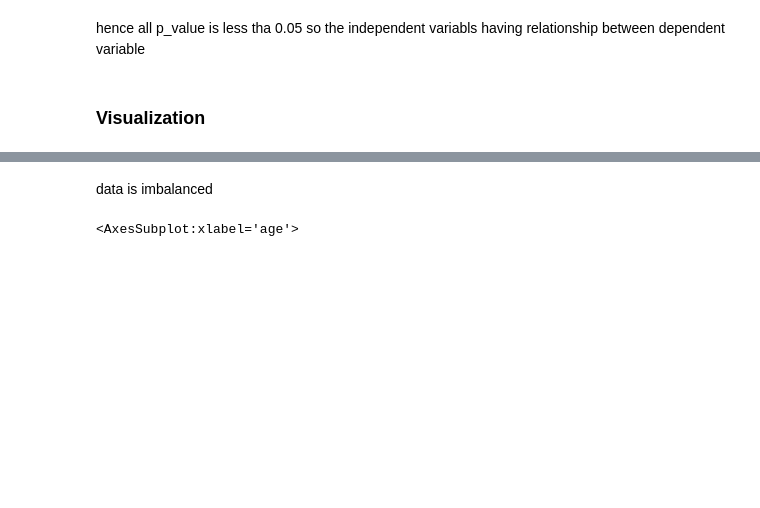
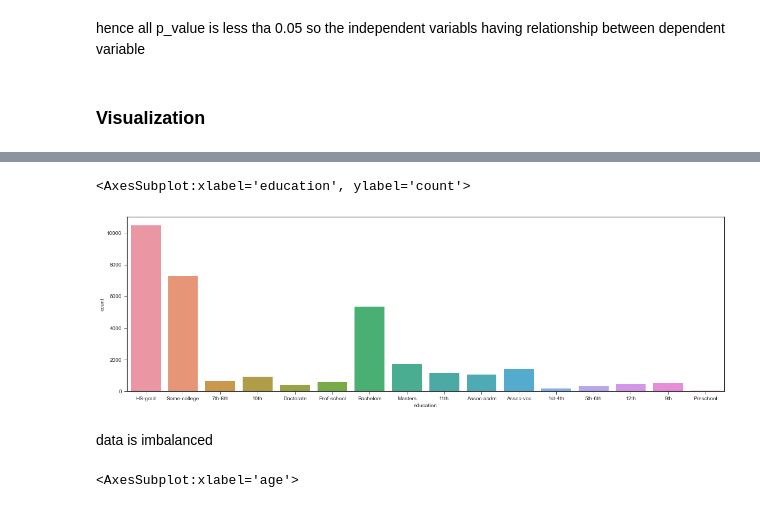
Before and after one commit to AdarshLokhande/Classification-Analysis-Adult-Income-Dataset-, a Jupyter notebook: Adult Analysis.ipynb, the cells around one changed output, grey strips where cells are left out. Saved outputs shown, nothing was run; the diff lists cells and outputs as text; code cells hidden in the pictures; blank space fills up the shorter version.

```diff
--- a/Adult Analysis.ipynb
+++ b/Adult Analysis.ipynb
@@ -315,3 +345,9 @@ sns.countplot(y="income", data=df)
+# %%
+fir = plt.figure(figsize = (20,6))
+sns.countplot(x = df.education)
+# %% [output]
+<AxesSubplot:xlabel='education', ylabel='count'>
+[figure, added]
 # %% [markdown]
  data is imbalanced
 # %%
```
Also changed, not shown: parts of 10 cells of this notebook.
